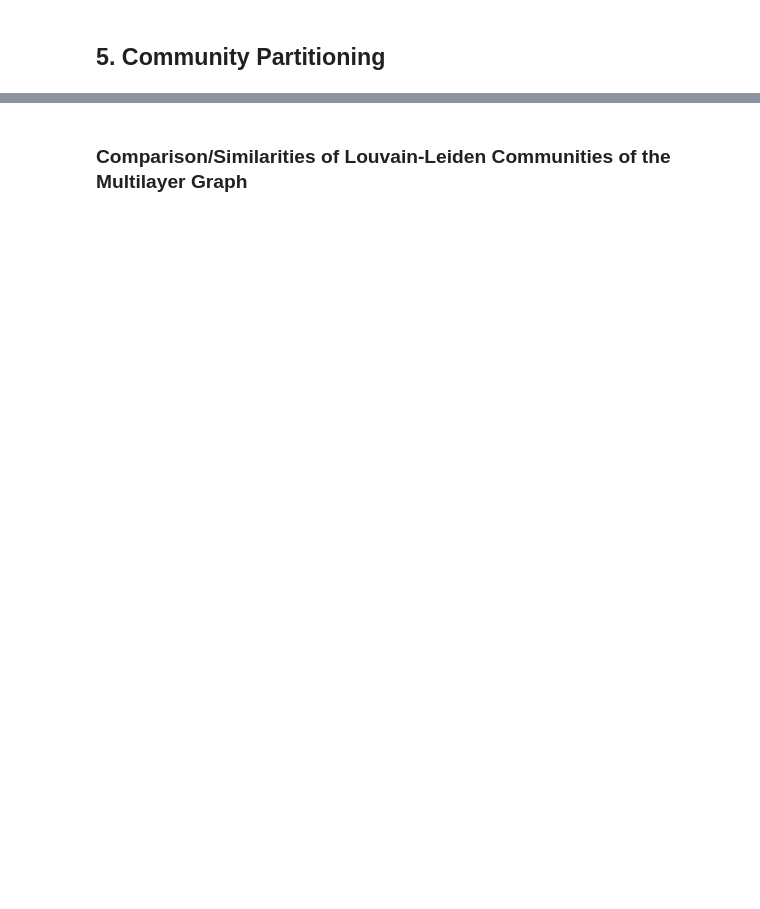
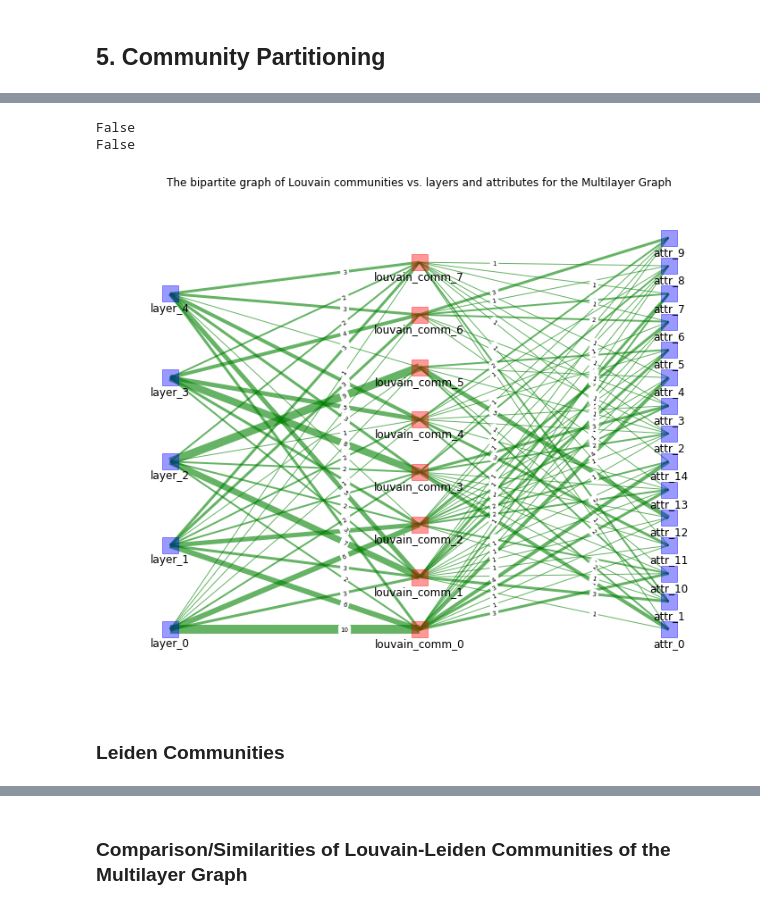
Before and after one commit to mboudour/GraphMultilayerity, a Jupyter notebook: multilinear_attribute_assortativity.ipynb, the cells around one changed output, grey strips where cells are left out. Saved outputs shown, nothing was run; the diff lists cells and outputs as text; code cells hidden in the pictures; blank space fills up the shorter version.

```diff
--- a/multilinear_attribute_assortativity.ipynb
+++ b/multilinear_attribute_assortativity.ipynb
@@ -615,3 +628,77 @@ plt.title("The %i Louvain Communities of the Multilayer Graph" %kk);
+# %%
+ceds1=[]
+ceds2=[]
+for k,v in louvain_comm_membership.items():
+    for node in v:
+        for vertex in G.nodes(data=True):
+            if node==vertex[0]:
+                ceds1.append(("louvain_comm_"+str(k),vertex[1]['attribute']))
+                ceds2.append(("louvain_comm_"+str(k),vertex[1]['layer']))
+cceds1=[]
+for i,j in Counter(ceds1).items():
+    cceds1.append((i[0],i[1],j))
+cceds2=[]
+for i,j in Counter(ceds2).items():
+    cceds2.append((i[0],i[1],j))
+cceds=cceds1+cceds2
+K=nx.Graph()
+K.add_weighted_edges_from(cceds)
+print len(set([nd for nd in K.nodes() if 'Community' in nd]))==kk
+print len(set([nd for nd in K.nodes() if 'Community' not in nd]))==numa*nl+nl
+# %% [output]
+False
+False
+# %%
+ca_map={}
+for nd in K.nodes():
+    if "louvain" in nd:
+        ca_map[nd]=nd
+    if "L" in nd and "louvain" not in nd:
+        ca_map[nd]="layer_"+nd.replace("L","")
+for i,j in list(enumerate(set([nd for nd in K.nodes() if 'louvain' not in nd and "L" not in nd]))):
+    ca_map[j]="attr_"+str(i)
+K1=nx.relabel_nodes(K, ca_map)
+# K1.nodes()
+# %%
+posbp={}
+comms=sorted([nd for nd in K1.nodes() if "louvain" in nd])
+ccs=sorted([nd for nd in K1.nodes() if "attr" in nd])
+attrs=sorted(ccs)
+lays=sorted([nd for nd in K1.nodes() if nd not in comms and nd not in attrs])
+for n in K1.nodes():
+    if n in comms:
+        for i,j in list(enumerate(lays)):
+            posbp[j]=(0,i*len(attrs)/float(len(lays)))
+        for i,j in list(enumerate(comms)):
+            posbp[j]=(1,i*len(attrs)/float(len(comms)))
+        for i,j in list(enumerate(attrs)):
+            posbp[j]=(2,i)
+elabels={}
+elabels = nx.get_edge_attributes(K1,'weight')
+# elabelsc={}
+# for k,v in elabels.items():
+#     elabelsc[k]='%.02f' %v
+# elabels=elabelsc
+edge_width=[e[2]['weight'] for e in K1.edges(data=True)]
+edge_width=[w for w in edge_width]
+plt.figure(figsize=(12,10));
+nodes1 = nx.draw_networkx_nodes(K1, posbp, nodelist=comms,node_color="r",node_shape='s',alpha=0.4)
+nodes2 = nx.draw_networkx_nodes(K1, posbp, nodelist=attrs+lays,node_color="b",node_shape='s',alpha=0.4)
+nx.draw_networkx_edges(K1, posbp, edge_color="g",width=edge_width, alpha=0.6)
+# nx.draw_networkx_labels(H, posbp)
+nx.draw_networkx_edge_labels(K1,posbp,edge_labels=elabels,label_pos = 0.7,font_size=7);
+plt.axis('off');
+yoffset = {}
+y_off = -0.5  # offset on the y axis
+for k, v in posbp.items():
+    yoffset[k] = (v[0], v[1]+y_off)
+nx.draw_networkx_labels(K1, yoffset);
+plt.margins(x=0.1, y=0.1)
+plt.title("The bipartite graph of Louvain communities vs. layers and attributes for the Multilayer Graph");
+# %% [output]
+[figure, added]
+# %% [markdown]
+### Leiden Communities
 # %%
 mapping = dict(zip(sorted(G.nodes()),count()))
 Gig=nx.relabel_nodes(G, mapping)
```
Also changed, not shown: parts of 20 cells of this notebook.
